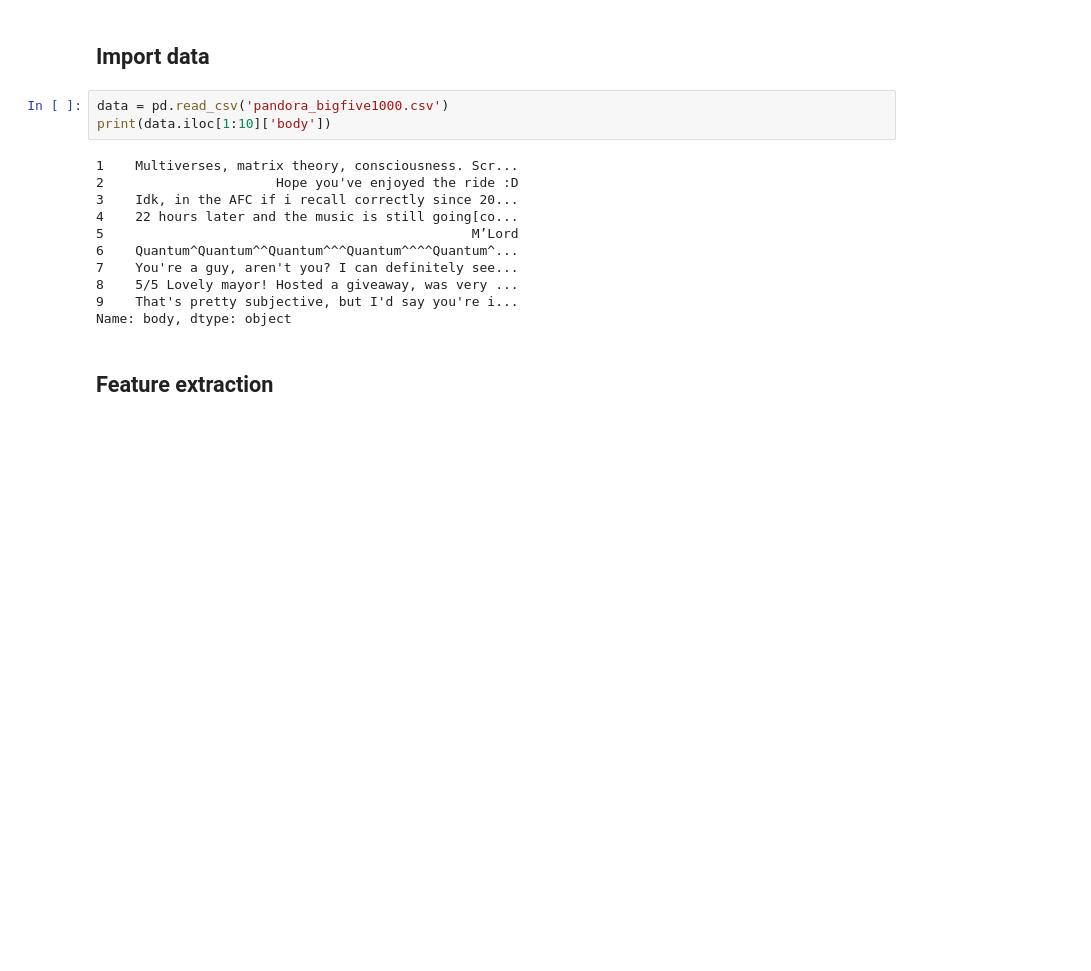
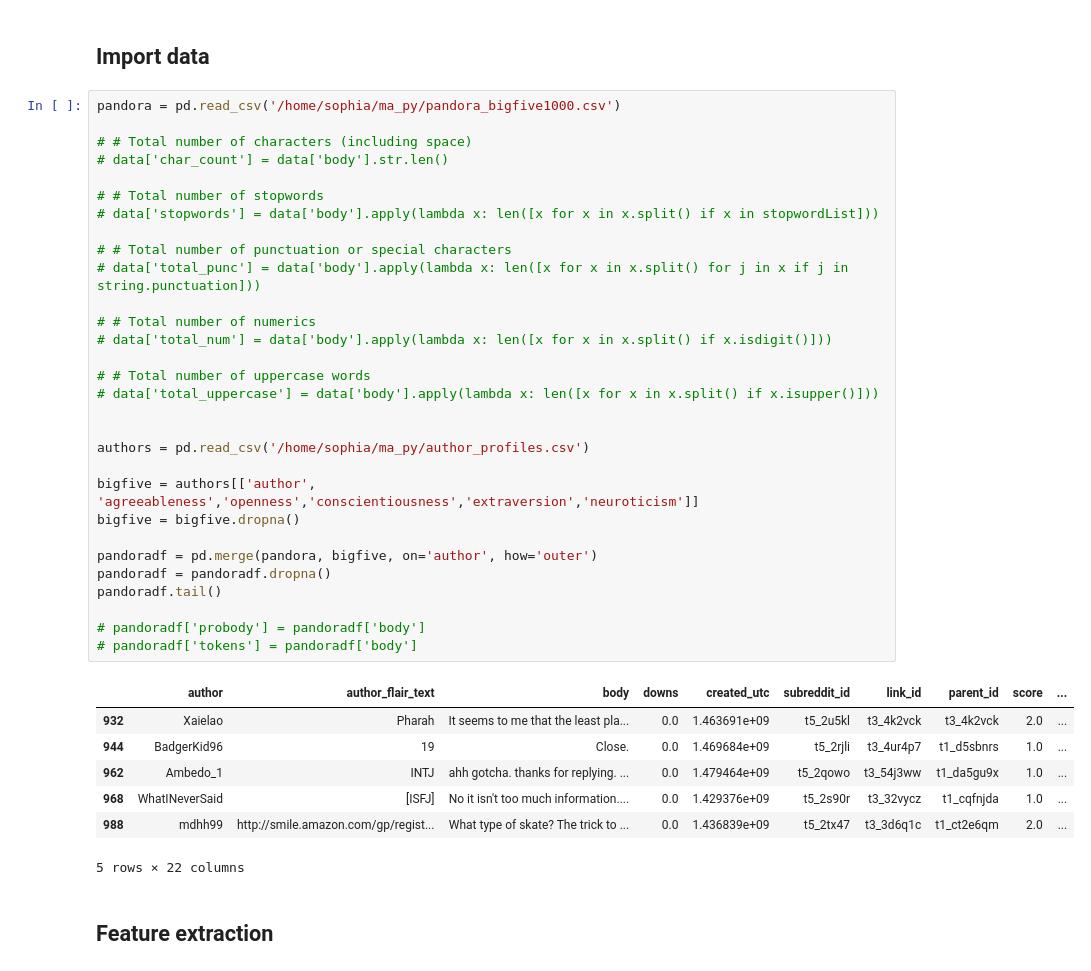
Before and after one commit to sophiasylvester/Big5-NLP, a Jupyter notebook: data_preprocessing.ipynb, the cells around one changed output. Drawn from its saved outputs; the diff is of its cells as text; blank space fills up the shorter version.

```diff
--- a/data_preprocessing.ipynb
+++ b/data_preprocessing.ipynb
@@ -51,18 +56,42 @@ random.seed(32)
 # %% [markdown]
 ## Import data
-# %%
-data = pd.read_csv('pandora_bigfive1000.csv')
-print(data.iloc[1:10]['body'])
-# %% [output]
-1    Multiverses, matrix theory, consciousness. Scr...
-2                      Hope you've enjoyed the ride :D
-3    Idk, in the AFC if i recall correctly since 20...
-4    22 hours later and the music is still going[co...
-5                                               M’Lord
-6    Quantum^Quantum^^Quantum^^^Quantum^^^^Quantum^...
-7    You're a guy, aren't you? I can definitely see...
-8    5/5 Lovely mayor! Hosted a giveaway, was very ...
-9    That's pretty subjective, but I'd say you're i...
-Name: body, dtype: object
+# %%
+pandora = pd.read_csv('/home/sophia/ma_py/pandora_bigfive1000.csv')
+
+# # Total number of characters (including space)
+# data['char_count'] = data['body'].str.len()
+
+# # Total number of stopwords
+# data['stopwords'] = data['body'].apply(lambda x: len([x for x in x.split() if x in stopwordList]))
+
+# # Total number of punctuation or special characters
+# data['total_punc'] = data['body'].apply(lambda x: len([x for x in x.split() for j in x if j in string.punctuation]))
+
+# # Total number of numerics
+# data['total_num'] = data['body'].apply(lambda x: len([x for x in x.split() if x.isdigit()]))
+
+# # Total number of uppercase words
+# data['total_uppercase'] = data['body'].apply(lambda x: len([x for x in x.split() if x.isupper()]))
+
+
+authors = pd.read_csv('/home/sophia/ma_py/author_profiles.csv')
+
+bigfive = authors[['author', 'agreeableness','openness','conscientiousness','extraversion','neuroticism']]
+bigfive = bigfive.dropna()
+
+pandoradf = pd.merge(pandora, bigfive, on='author', how='outer')
+pandoradf = pandoradf.dropna()
+pandoradf.tail()
+
+# pandoradf['probody'] = pandoradf['body']
+# pandoradf['tokens'] = pandoradf['body']
+# %% [output]
+|  | author | author_flair_text | body | downs | created_utc | subreddit_id | link_id | parent_id | score | ... |
+| 932 | Xaielao | Pharah | It seems to me that the least pla... | 0.0 | 1.463691e+09 | t5_2u5kl | t3_4k2vck | t3_4k2vck | 2.0 | ... |
+| 944 | BadgerKid96 | 19 | Close. | 0.0 | 1.469684e+09 | t5_2rjli | t3_4ur4p7 | t1_d5sbnrs | 1.0 | ... |
+| 962 | Ambedo_1 | INTJ | ahh gotcha. thanks for replying. ... | 0.0 | 1.479464e+09 | t5_2qowo | t3_54j3ww | t1_da5gu9x | 1.0 | ... |
+| 968 | WhatINeverSaid | [ISFJ] | No it isn't too much information.... | 0.0 | 1.429376e+09 | t5_2s90r | t3_32vycz | t1_cqfnjda | 1.0 | ... |
+| 988 | mdhh99 | http://smile.amazon.com/gp/regist... | What type of skate? The trick to ... | 0.0 | 1.436839e+09 | t5_2tx47 | t3_3d6q1c | t1_ct2e6qm | 2.0 | ... |
+5 rows × 22 columns
 # %% [markdown]
 ## Feature extraction
```
Also changed, not shown: parts of 17 cells of this notebook.
